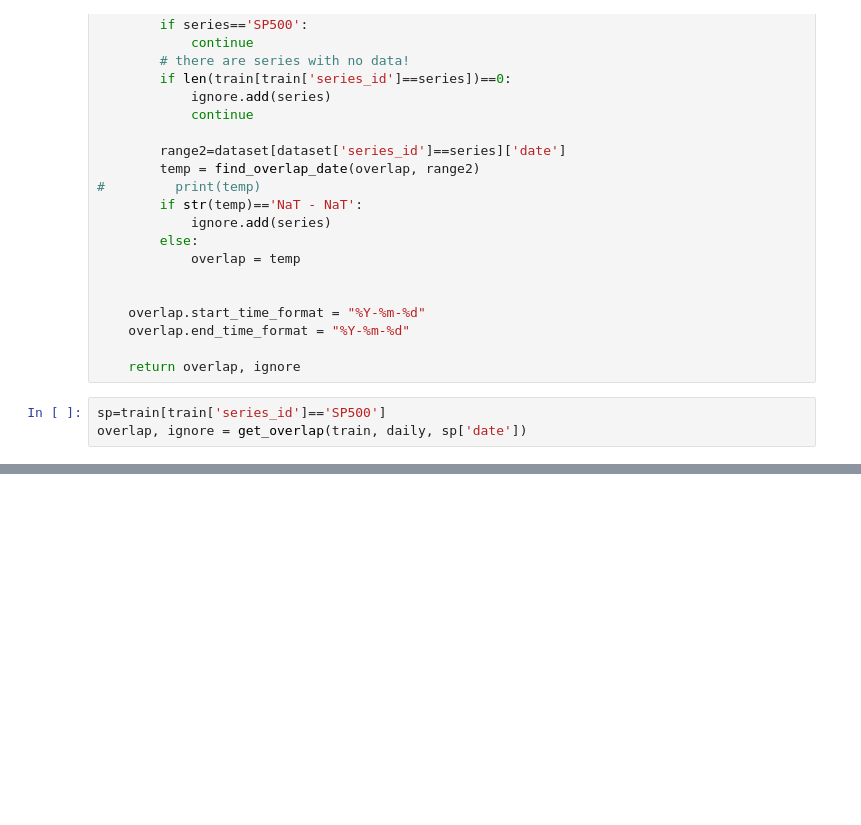
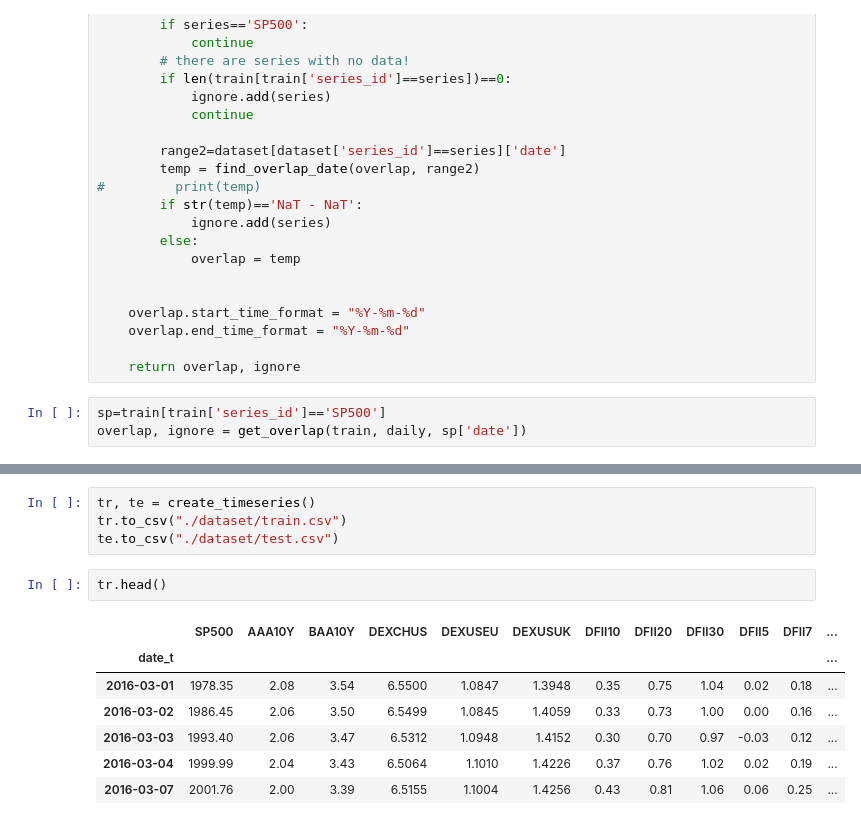
Before and after one commit to JoviZSZ/SP500-index-Prediction, a Jupyter notebook: main.ipynb, the cells around one changed output, grey strips where cells are left out. Saved outputs shown, nothing was run; the diff lists cells and outputs as text; blank space fills up the shorter version.

```diff
--- a/main.ipynb
+++ b/main.ipynb
@@ -117,0 +163,14 @@ len(sp500_train)
+# %%
+tr, te = create_timeseries()
+tr.to_csv("./dataset/train.csv")
+te.to_csv("./dataset/test.csv")
+# %%
+tr.head()
+# %% [output]
+|  | SP500 | AAA10Y | BAA10Y | DEXCHUS | DEXUSEU | DEXUSUK | DFII10 | DFII20 | DFII30 | DFII5 | DFII7 | ... |
+| date_t |  |  |  |  |  |  |  |  |  |  |  | ... |
+| 2016-03-01 | 1978.35 | 2.08 | 3.54 | 6.5500 | 1.0847 | 1.3948 | 0.35 | 0.75 | 1.04 | 0.02 | 0.18 | ... |
+| 2016-03-02 | 1986.45 | 2.06 | 3.50 | 6.5499 | 1.0845 | 1.4059 | 0.33 | 0.73 | 1.00 | 0.00 | 0.16 | ... |
+| 2016-03-03 | 1993.40 | 2.06 | 3.47 | 6.5312 | 1.0948 | 1.4152 | 0.30 | 0.70 | 0.97 | -0.03 | 0.12 | ... |
+| 2016-03-04 | 1999.99 | 2.04 | 3.43 | 6.5064 | 1.1010 | 1.4226 | 0.37 | 0.76 | 1.02 | 0.02 | 0.19 | ... |
+| 2016-03-07 | 2001.76 | 2.00 | 3.39 | 6.5155 | 1.1004 | 1.4256 | 0.43 | 0.81 | 1.06 | 0.06 | 0.25 | ... |
```
Also changed, not shown: parts of 21 cells of this notebook, 1 other file.
